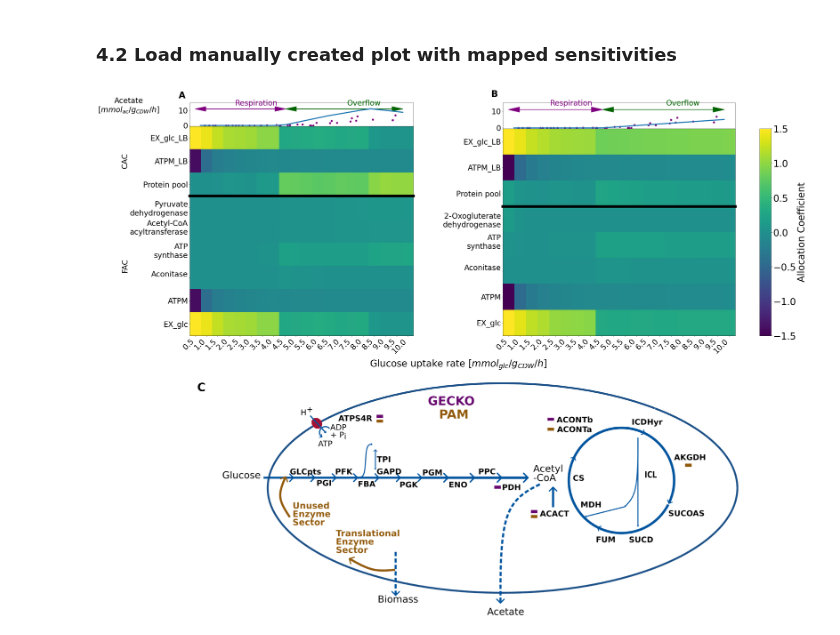
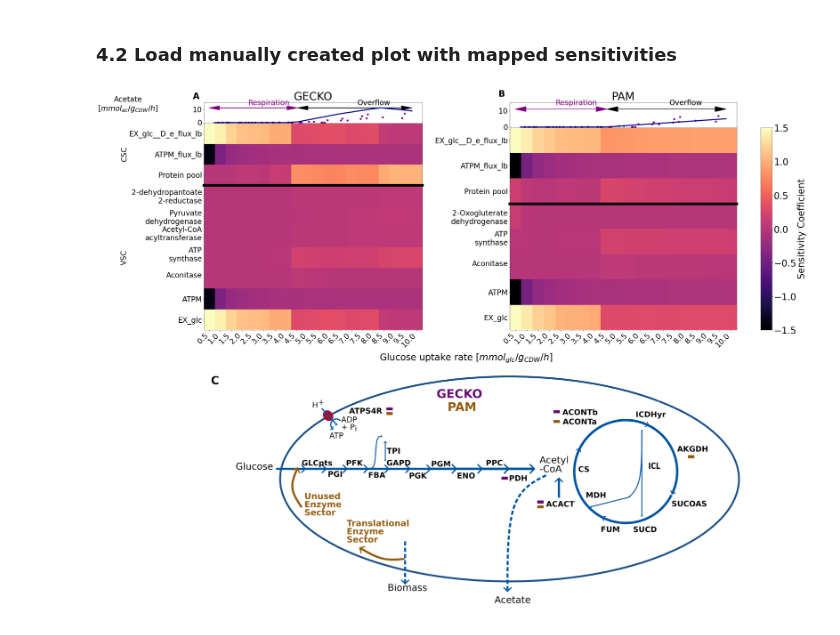
Before and after one commit to iAMB-RWTH-Aachen/PAModelpy, a Jupyter notebook: Figures/Figure2_sensitivities_gecko_pam.ipynb, the cells around one changed output. Cells and saved outputs as stored; diff of their text form; code cells hidden in the pictures.

```diff
--- a/Figures/Figure2_sensitivities_gecko_pam.ipynb
+++ b/Figures/Figure2_sensitivities_gecko_pam.ipynb
@@ -322,6 +326,6 @@ Done with setting up the proteome allocation model iML1515
 #### 2.3 Run simulations for glucose uptake of 0-10 mmol/gcdw/h
 # %%
 results_gecko = calculate_sensitivities(pamodel_gecko)
-x_axis_cac_gecko,x_axis_fac_gecko = parse_x_axis_heatmap(results_gecko['capacity coefficients'], results_gecko['flux coefficients'])
+x_axis_csc_gecko,x_axis_vsc_gecko = parse_x_axis_heatmap(results_gecko['capacity coefficients'], results_gecko['variable coefficients'])
 # %% [output]
 glucose uptake rate  0.5  mmol/gcdw/h
@@ -403,6 +407,6 @@ Done with setting up the proteome allocation model iML1515
 #### 3.2 Run simulations for glucose uptake of 0-10 mmol/gcdw/h
 # %%
 results_pam = calculate_sensitivities(pamodel)
-x_axis_cac_pam,x_axis_fac_pam = parse_x_axis_heatmap(results_pam['capacity coefficients'], results_pam['flux coefficients'])
+x_axis_csc_pam,x_axis_vsc_pam = parse_x_axis_heatmap(results_pam['capacity coefficients'], results_pam['variable coefficients'])
 # %% [output]
 glucose uptake rate  0.5  mmol/gcdw/h
@@ -425,7 +429,7 @@ Sum of flux allocation coefficients:
 # %%
-cac_nonzero_pam, x_cac_nonzero_pam = find_nonzero_sensitivities(results_pam['Ccac'], x_axis = x_axis_cac_pam)
-fac_nonzero_pam, x_fac_nonzero_pam = find_nonzero_sensitivities(results_pam['Cfac'], x_axis = x_axis_fac_pam)
-cac_nonzero_pam_t = np.transpose(np.array(cac_nonzero_pam))
-fac_nonzero_pam_t = np.transpose(np.array(fac_nonzero_pam))
+csc_nonzero_pam, x_csc_nonzero_pam = find_nonzero_sensitivities(results_pam['Ccsc'], x_axis = x_axis_csc_pam)
+vsc_nonzero_pam, x_vsc_nonzero_pam = find_nonzero_sensitivities(results_pam['Cvsc'], x_axis = x_axis_vsc_pam)
+csc_nonzero_pam_t = np.transpose(np.array(csc_nonzero_pam))
+vsc_nonzero_pam_t = np.transpose(np.array(vsc_nonzero_pam))
 # %%
 for i in ['1.2.4.1', '2.3.1.16']:
@@ -452,10 +456,10 @@ for i in ['1.2.4.1', '2.3.1.16']:
 2.3.1.16 0.042643769217079505
 2.3.1.16 0.042643769217079505
 # %%
-cac_top5_pam, x_cac_top5_pam = find_top5_sensitivities(results_pam['Ccac'], x_axis = x_axis_cac_pam, yaxis = glc_uptake_rates)
-fac_top5_pam, x_fac_top5_pam = find_top5_sensitivities(results_pam['Cfac'], x_axis = x_axis_fac_pam, yaxis = glc_uptake_rates)
-cac_top5_pam_t = np.transpose(np.array(cac_top5_pam))
-fac_top5_pam_t = np.transpose(np.array(fac_top5_pam))
+csc_top5_pam, x_csc_top5_pam = find_top5_sensitivities(results_pam['Ccsc'], x_axis = x_axis_csc_pam, yaxis = glc_uptake_rates)
+vsc_top5_pam, x_vsc_top5_pam = find_top5_sensitivities(results_pam['Cvsc'], x_axis = x_axis_vsc_pam, yaxis = glc_uptake_rates)
+csc_top5_pam_t = np.transpose(np.array(csc_top5_pam))
+vsc_top5_pam_t = np.transpose(np.array(vsc_top5_pam))
 # %% [markdown]
 ### 4 Create plot
 # %% [markdown]
@@ -486,9 +479,12 @@ sensitivities_mapped =np.asarray(Image.open(image_path))
 fontsize = 28
 width = 50
 height = 35
+# select colormap
+cmap = plt.cm.get_cmap('magma')
 
 # gridspec inside gridspec
 fig = plt.figure(layout = 'constrained')
+
 
 gs0 = gridspec.GridSpec(2, 14, figure=fig, wspace = 10000)
 gs_gecko = gs0[0,:6]
@@ -496,45 +492,46 @@ gs_pam = gs0[0,7:]
 gs_figure = gs0[1,:]
 
 #adjust labels for better readibility
-x_cac_label_gecko = adjust_heatmap_labels(x_cac_nonzero_gecko)
-x_fac_label_gecko = adjust_heatmap_labels(x_fac_top5_gecko)
+x_csc_label_gecko = adjust_heatmap_labels(x_csc_nonzero_gecko)
+x_vsc_label_gecko = adjust_heatmap_labels(x_vsc_top5_gecko)
 
-fig_gecko = make_heatmap_subfigure(results = results_gecko, cac_matrix=cac_nonzero_gecko_t, fac_matrix =fac_top5_gecko,cbar =False,
-                                   x_cac=x_cac_label_gecko, x_fac=x_fac_label_gecko, yaxis = glc_uptake_rates, fig = fig, grdspc = gs_gecko,
-                                   annotate = 'A',phenotype_data = pt_data, fontsize = fontsize)
+fig_gecko = make_heatmap_subfigure(results = results_gecko, csc_matrix=csc_nonzero_gecko_t, vsc_matrix =vsc_top5_gecko,cbar =False,
+                                   x_csc=x_csc_label_gecko, x_vsc=x_vsc_label_gecko, yaxis = glc_uptake_rates, fig = fig, grdspc = gs_gecko,
+                                   annotate = 'A',phenotype_data = pt_data, fontsize = fontsize, cmap=cmap, title = 'GECKO')
 # fig_gecko.subplots_adjust(left=0.3)
 #adjust labels for better readibility
-x_cac_label_pam = adjust_heatmap_labels(x_cac_nonzero_pam)
-x_fac_label_pam = adjust_heatmap_labels(x_fac_top5_pam)
+x_csc_label_pam = adjust_heatmap_labels(x_csc_nonzero_pam)
+x_vsc_label_pam = adjust_heatmap_labels(x_vsc_top5_pam)
 
-fig_pam = make_heatmap_subfigure(results = results_pam, cac_matrix=cac_nonzero_pam_t, fac_matrix =fac_top5_pam, ylabels = False,
-                                   x_cac=x_cac_label_pam, x_fac=x_fac_label_pam, yaxis = glc_uptake_rates, fig = fig, grdspc=gs_pam,
-                                 annotate = 'B', phenotype_data = pt_data, fontsize = fontsize)
+fig_pam = make_heatmap_subfigure(results = results_pam, csc_matrix=csc_nonzero_pam_t, vsc_matrix =vsc_top5_pam, ylabels = False,
+                                   x_csc=x_csc_label_pam, x_vsc=x_vsc_label_pam, yaxis = glc_uptake_rates, fig = fig, grdspc=gs_pam,
+                                 annotate = 'B', phenotype_data = pt_data, fontsize = fontsize, cmap = cmap, title = 'PAM')
 
 #set common x axis title
 ax_xlabel = fig.add_subplot(gs0[0, :2])
 ax_xlabel.set_xticks([])
 ax_xlabel.set_yticks([])
 ax_xlabel.set_frame_on(False)
 ax_xlabel.set_xlabel('Glucose uptake rate [$mmol_{glc}/g_{CDW}/h$]', fontsize = fontsize*1.25)
 ax_xlabel.xaxis.set_label_coords(6, -.1)
 
 #add image
 
 ax_fig = fig.add_subplot(gs_figure)
 ax_fig.imshow(sensitivities_mapped)
 ax_fig.annotate('C', xy=(2, 1), xycoords='data',
             xytext=(-0.05,1), textcoords='axes fraction',
             va='top', ha='left', fontsize = fontsize*1.5, weight = 'bold')
 ax_fig.axis('off')
 ax_fig.set_xticks([])
 ax_fig.set_yticks([])
 
+plt.plasma()
 fig.subplots_adjust(left=0.3)
 fig.set_figwidth(width)
 fig.set_figheight(height)
 fig.align_labels()
 
 fig.savefig('Figure2_sensitivities_gecko_pam.png', dpi =200,bbox_inches='tight')
 # %% [output]
-[figure, old version]
+[figure, new version]
```
Also changed, not shown: parts of 17 cells of this notebook, 34 other files.
